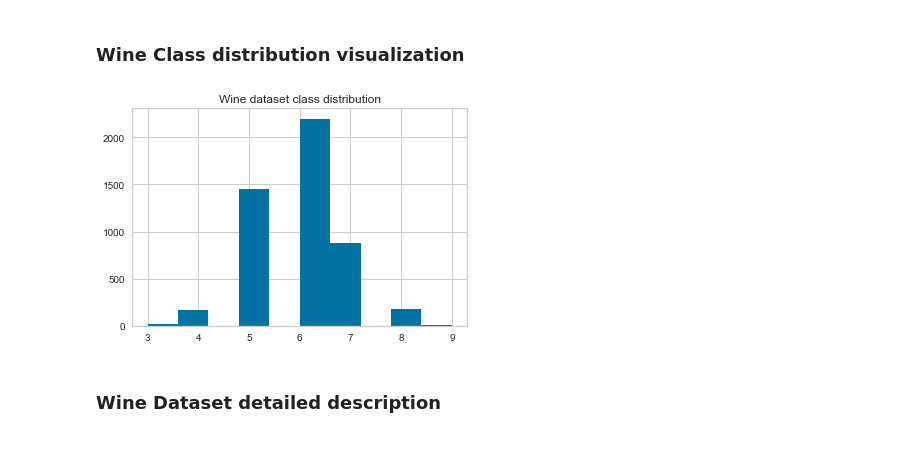
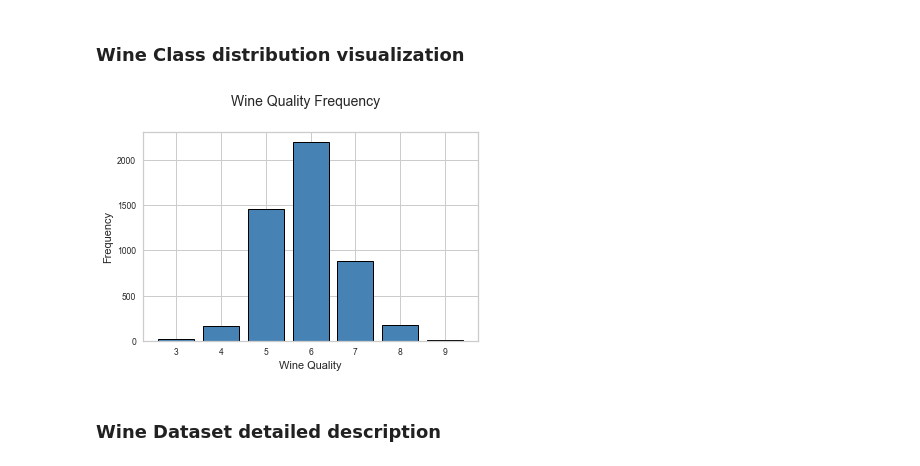
Before and after one commit to franciscommcunha/Data_Mining, a Jupyter notebook: scripts/Notebook1_separated.ipynb, the cells around one changed output. Cells and saved outputs as stored; diff of their text form; code cells hidden in the pictures.

```diff
--- a/scripts/Notebook1_separated.ipynb
+++ b/scripts/Notebook1_separated.ipynb
@@ -392,12 +466,25 @@ dataset_white.head() # shows only the first 5 instances on the data set
 | 4 | 7.2 | 0.23 | 0.32 | 8.5 | 0.058 | 47.0 | ... |
 # %% [markdown]
 ### Wine Class distribution visualization
-# %%
-plt.hist(dataset_white['quality'])
-plt.title('Wine dataset class distribution')
-plt.show()
-# %% [output]
-[figure, removed]
+# %%
+fig = plt.figure(figsize = (6, 4))
+title = fig.suptitle("Wine Quality Frequency", fontsize=14)
+fig.subplots_adjust(top=0.85, wspace=0.3)
+
+ax = fig.add_subplot(1,1, 1)
+ax.set_xlabel("Wine Quality")
+ax.set_ylabel("Frequency")
+white_quality = dataset_white['quality'].value_counts()
+white_quality = (list(white_quality.index), list(white_quality.values))
+ax.tick_params(axis='both', which='major', labelsize=8.5)
+bar = ax.bar(white_quality[0], white_quality[1], color='steelblue',
+        edgecolor='black', linewidth=1)
+
+#plt.hist(dataset_white['quality'])
+#plt.title('Wine dataset class distribution')
+#plt.show()
+# %% [output]
+[figure, added]
 # %% [markdown]
 ### Wine Dataset detailed description
 # %%
```
Also changed, not shown: parts of 101 cells of this notebook.
